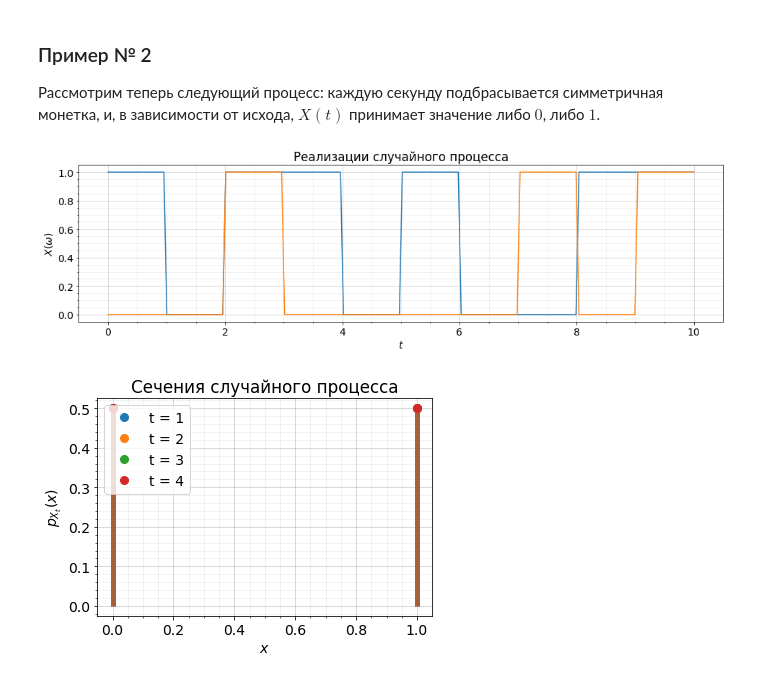
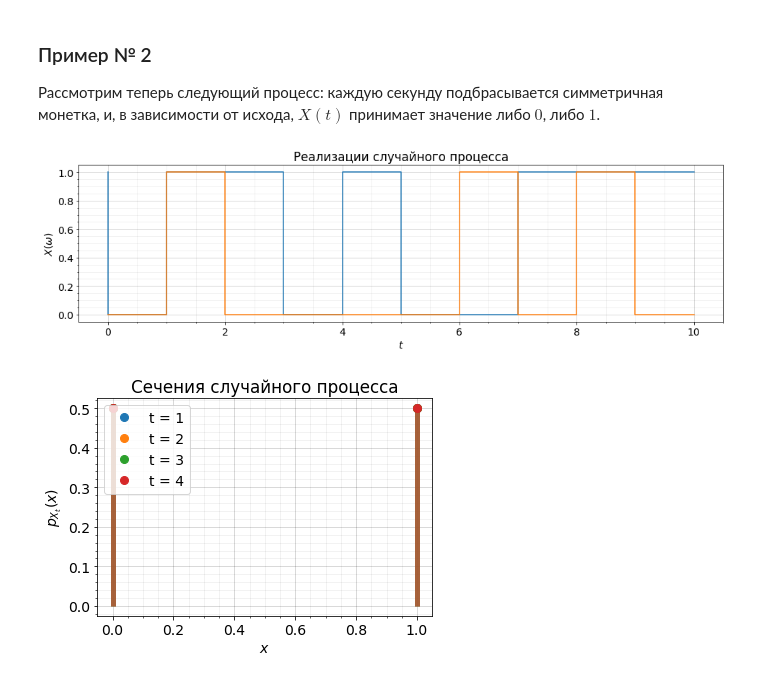
Before and after one commit to VanessB/StochasticProcesses, a Jupyter notebook: python/Sem1_basics.ipynb, the cells around one changed output. Cells and saved outputs as stored; diff of their text form; code cells hidden in the pictures.

```diff
--- a/python/Sem1_basics.ipynb
+++ b/python/Sem1_basics.ipynb
@@ -81,12 +81,12 @@ def generate_sp_example_2(T, realizations_number=5):
 
     return realizations
 # %%
-T_example_2 = np.linspace(0.0, 9.999, 200)
+T_example_2 = np.linspace(0, 10, 11)
 sp_example_2_realizations = generate_sp_example_2(T_example_2, 2)
 # %%
-plot_realizations(T_example_2, sp_example_2_realizations, height=4)
+plot_realizations(T_example_2, sp_example_2_realizations, is_discrete=True, height=4)
 # %% [output]
-[figure, old version]
+[figure, new version]
 # %%
 plot_slices(np.array([0, 1]), [(bernoulli(p=0.5), f"t = {t}") for t in range(1,5)], is_discrete=True, width=6, height=4)
 # %% [output]
```
Also changed, not shown: parts of 5 cells of this notebook, 5 other files.
